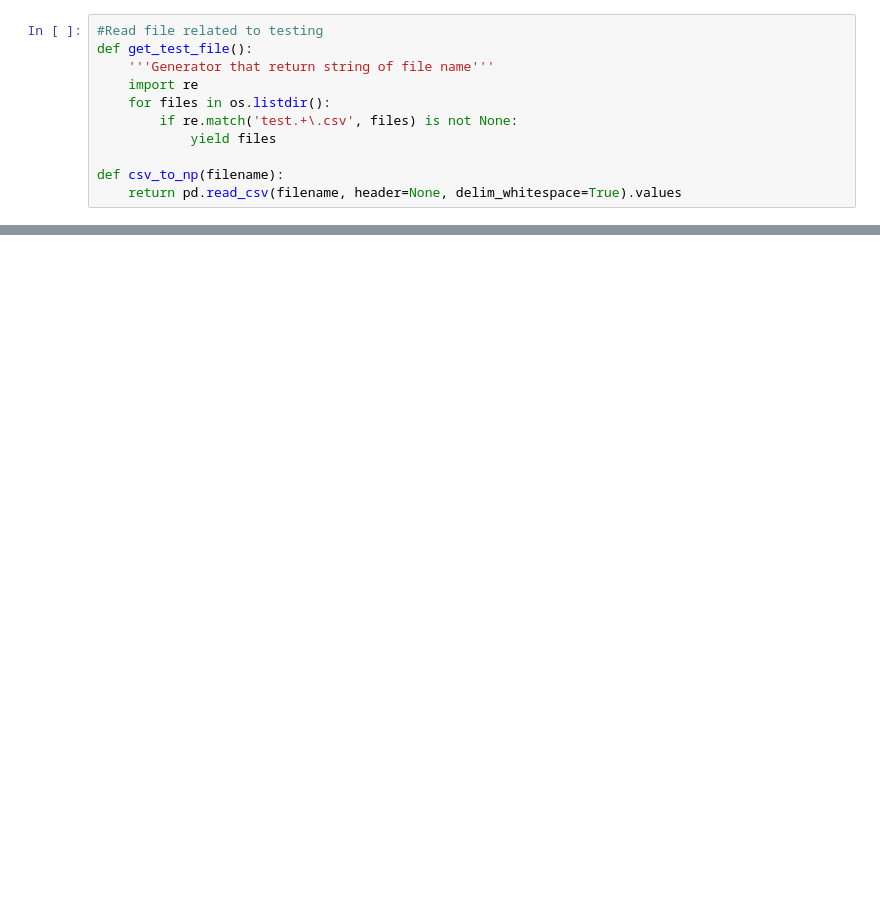
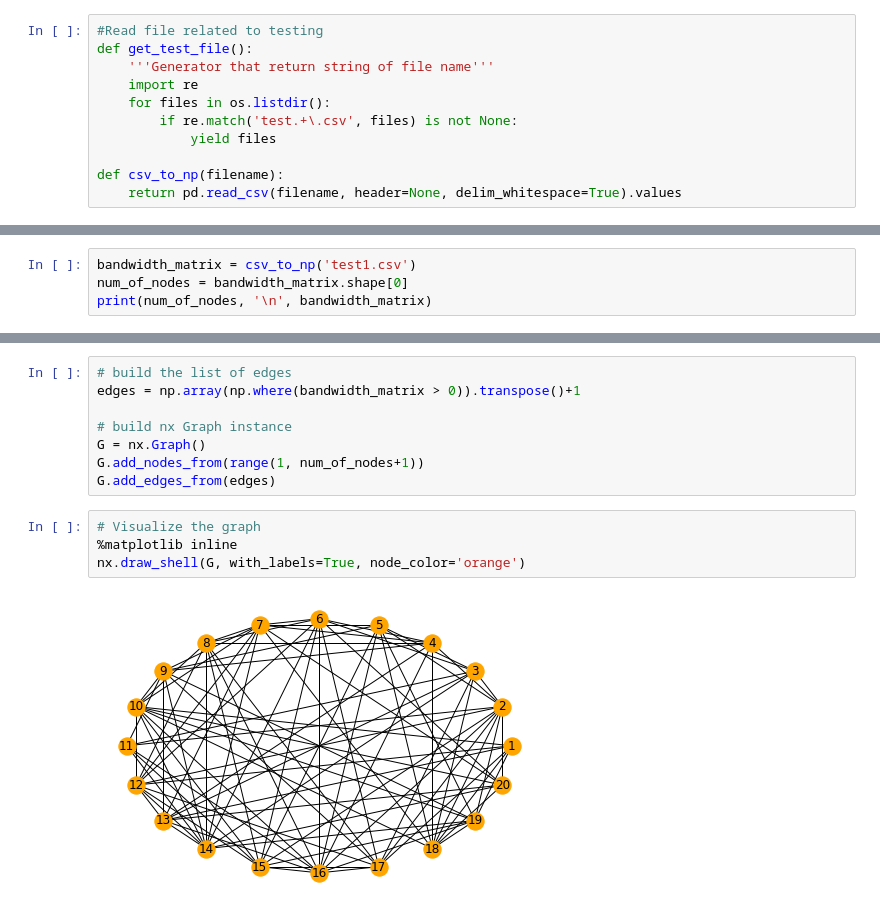
Before and after one commit to hhhhhojeihsu/evolutionary_computation, a Jupyter notebook: main.ipynb, the cells around one changed output, grey strips where cells are left out. Cells and saved outputs as stored; diff of their text form; blank space fills up the shorter version.

```diff
--- a/main.ipynb
+++ b/main.ipynb
@@ -40,0 +18,4 @@ for filename in get_test_file():
+# %%
+bandwidth_matrix = csv_to_np('test1.csv')
+num_of_nodes = bandwidth_matrix.shape[0]
+print(num_of_nodes, '\n', bandwidth_matrix)
@@ -40,0 +47,14 @@ for filename in get_test_file():
+# %%
+# build the list of edges
+edges = np.array(np.where(bandwidth_matrix > 0)).transpose()+1
+
+# build nx Graph instance
+G = nx.Graph()
+G.add_nodes_from(range(1, num_of_nodes+1))
+G.add_edges_from(edges)
+# %%
+# Visualize the graph
+%matplotlib inline
+nx.draw_shell(G, with_labels=True, node_color='orange')
+# %% [output]
+[figure, added]
```
Also changed, not shown: parts of 6 cells of this notebook.
